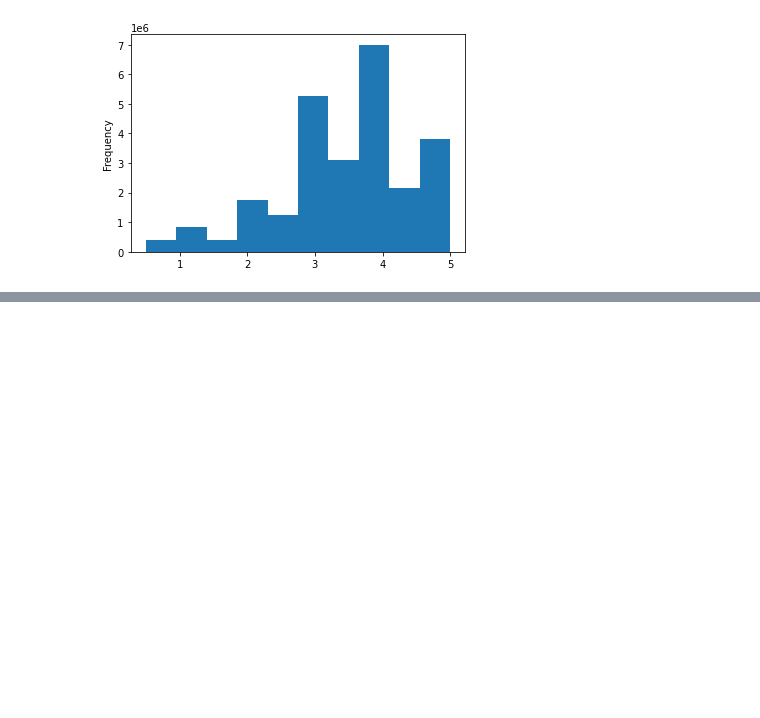
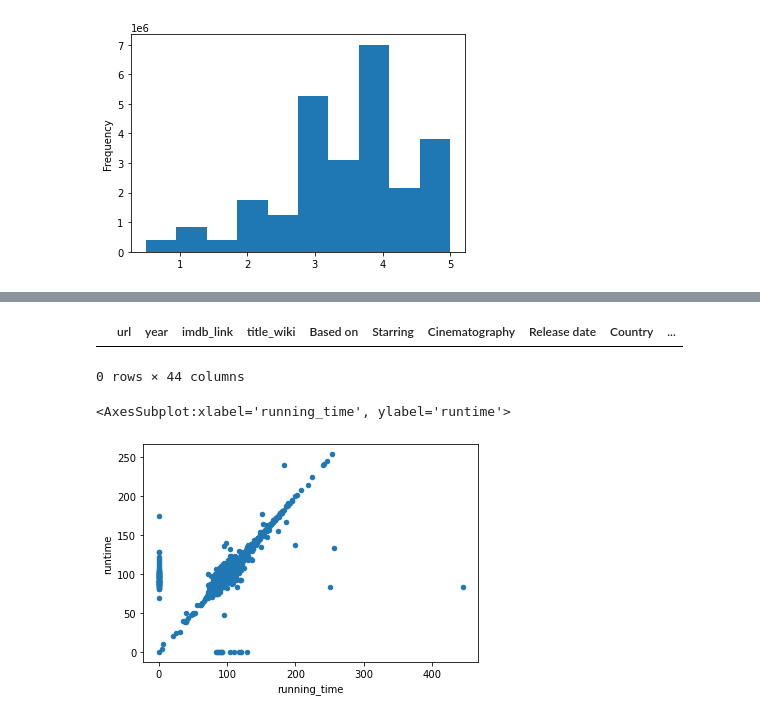
Before and after one commit to jarodpeters/Movies-ETL, a Jupyter notebook: wikipedia-movies.ipynb, the cells around one changed output, grey strips where cells are left out. Cells and saved outputs as stored; diff of their text form; code cells hidden in the pictures; blank space fills up the shorter version.

```diff
--- a/wikipedia-movies.ipynb
+++ b/wikipedia-movies.ipynb
@@ -596,3 +596,5 @@ min                     0.50
 max                     5.00
 Name: rating, dtype: float64
 [figure]
+# %%
+movies_df = pd.merge(wiki_movies_df, kaggle_metadata, on='imdb_id', suffixes=['_wiki','_kaggle'])
@@ -598,0 +644,11 @@ Name: rating, dtype: float64
+# %%
+# Show any rows where title_kaggle is empty
+movies_df[(movies_df['title_kaggle'] == '') | (movies_df['title_kaggle'].isnull())]
+# %% [output]
+|  | url | year | imdb_link | title_wiki | Based on | Starring | Cinematography | Release date | Country | ... |
+0 rows × 44 columns
+# %%
+movies_df.fillna(0).plot(x='running_time', y='runtime', kind='scatter')
+# %% [output]
+<AxesSubplot:xlabel='running_time', ylabel='runtime'>
+[figure, added]
```
Also changed, not shown: parts of 22 cells of this notebook.
